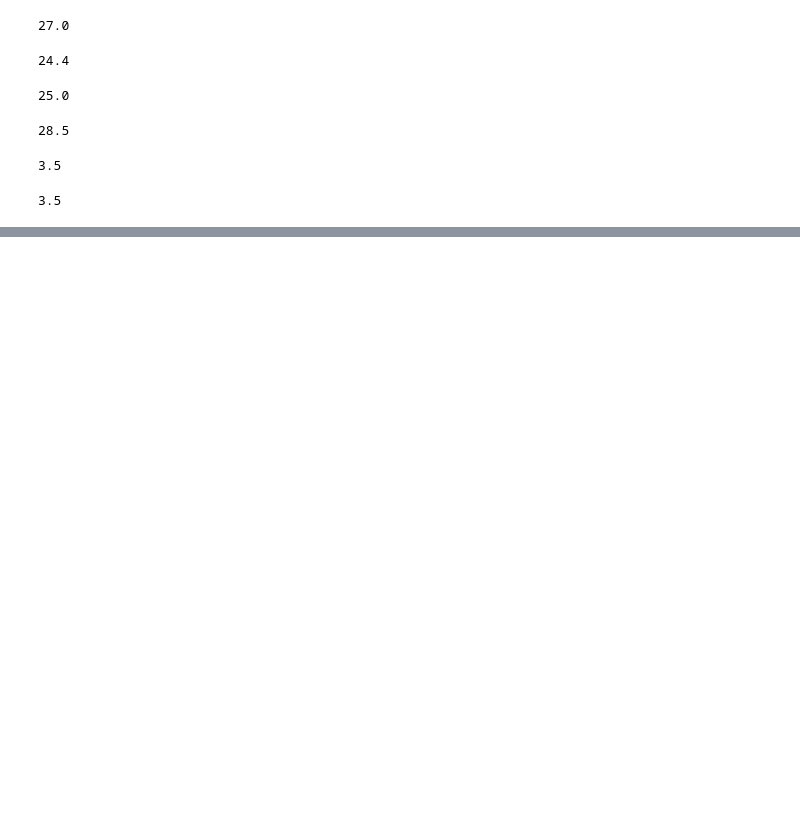
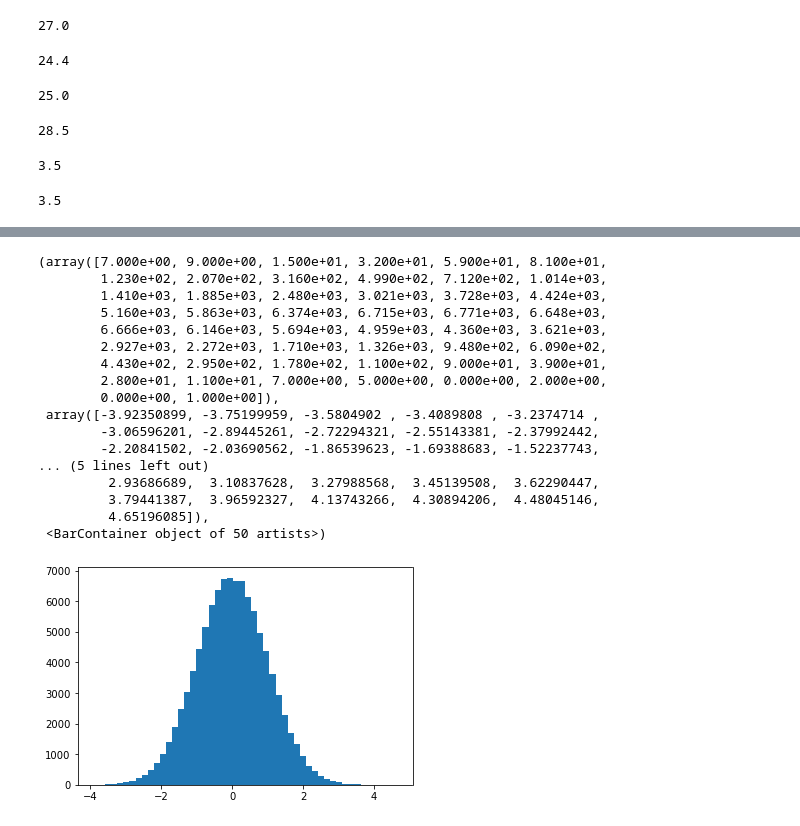
Before and after one commit to Ertugrul-Kurubal/Statistics-With-Python, a Jupyter notebook: Statistics In Lab.ipynb, the cells around one changed output, grey strips where cells are left out. Cells and saved outputs as stored; diff of their text form; code cells hidden in the pictures; blank space fills up the shorter version.

```diff
--- a/Statistics In Lab.ipynb
+++ b/Statistics In Lab.ipynb
@@ -128,0 +168,21 @@ stats.iqr(age)
+# %%
+plt.hist(x, bins=50)
+# %% [output]
+(array([7.000e+00, 9.000e+00, 1.500e+01, 3.200e+01, 5.900e+01, 8.100e+01,
+        1.230e+02, 2.070e+02, 3.160e+02, 4.990e+02, 7.120e+02, 1.014e+03,
+        1.410e+03, 1.885e+03, 2.480e+03, 3.021e+03, 3.728e+03, 4.424e+03,
+        5.160e+03, 5.863e+03, 6.374e+03, 6.715e+03, 6.771e+03, 6.648e+03,
+        6.666e+03, 6.146e+03, 5.694e+03, 4.959e+03, 4.360e+03, 3.621e+03,
+        2.927e+03, 2.272e+03, 1.710e+03, 1.326e+03, 9.480e+02, 6.090e+02,
+        4.430e+02, 2.950e+02, 1.780e+02, 1.100e+02, 9.000e+01, 3.900e+01,
+        2.800e+01, 1.100e+01, 7.000e+00, 5.000e+00, 0.000e+00, 2.000e+00,
+        0.000e+00, 1.000e+00]),
+ array([-3.92350899, -3.75199959, -3.5804902 , -3.4089808 , -3.2374714 ,
+        -3.06596201, -2.89445261, -2.72294321, -2.55143381, -2.37992442,
+        -2.20841502, -2.03690562, -1.86539623, -1.69388683, -1.52237743,
+... (5 lines left out)
+         2.93686689,  3.10837628,  3.27988568,  3.45139508,  3.62290447,
+         3.79441387,  3.96592327,  4.13743266,  4.30894206,  4.48045146,
+         4.65196085]),
+ <BarContainer object of 50 artists>)
+[figure, added]
```
Also changed, not shown: parts of 11 cells of this notebook.
